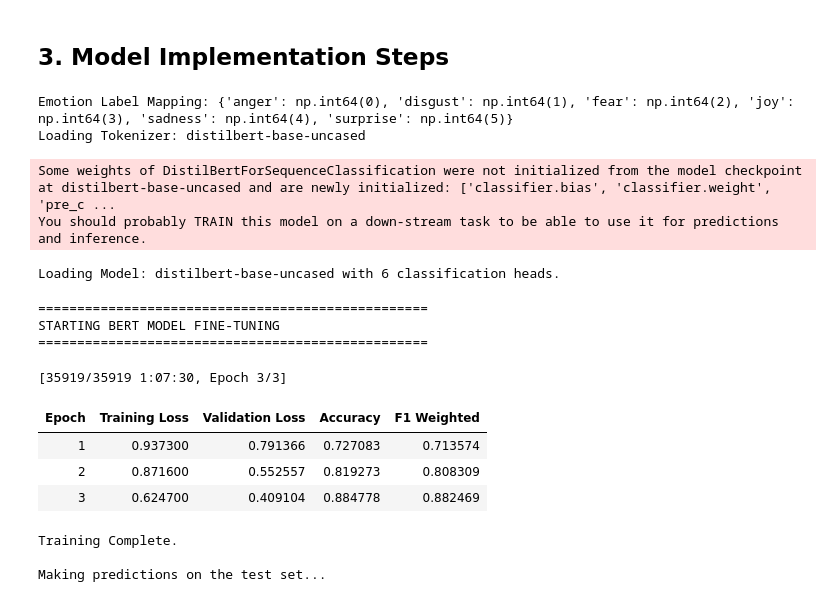
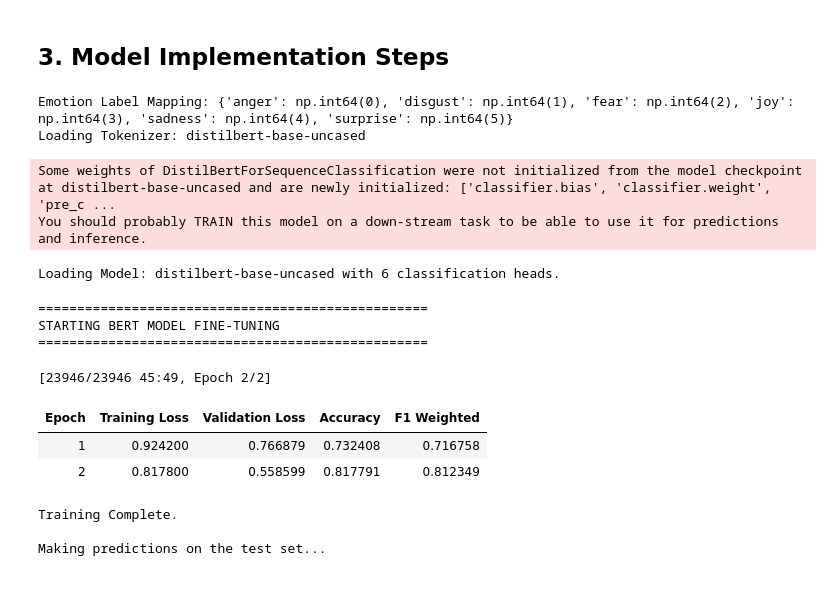
Before and after one commit to yun206000/DM2025-Lab2-Exercise, a Jupyter notebook: DM2025-Lab2-Homework.ipynb, the cells around one changed output. Drawn from its saved outputs; the diff is of its cells as text; code cells hidden in the pictures.

```diff
--- a/DM2025-Lab2-Homework.ipynb
+++ b/DM2025-Lab2-Homework.ipynb
@@ -428,6 +370,7 @@ from datasets import Dataset
 from transformers import AutoTokenizer, AutoModelForSequenceClassification, TrainingArguments, Trainer
 from sklearn.metrics import accuracy_score, f1_score, precision_score, recall_score
 from sklearn.preprocessing import LabelEncoder
+device = "cuda" if torch.cuda.is_available() else "cpu"
 
 # 1. Label Encoding and Data Conversion
 
@@ -449,7 +392,7 @@ test_dataset = Dataset.from_pandas(df_test[['text', 'post_id']])
 # 2. Tokenizer and Model Loading
 
 # Use a pre-trained model
-MODEL_NAME = "distilbert-base-uncased"
+MODEL_NAME = "distilbert-base-uncased" # Use DistilBERT for faster training with good performance
 
 print(f"Loading Tokenizer: {MODEL_NAME}")
 # The tokenizer converts raw text into numerical IDs the model understands.
@@ -497,7 +440,7 @@ def compute_metrics(eval_pred):
 # These are the hyperparameters for the fine-tuning process.
 training_args = TrainingArguments(
     output_dir="./results",                     # Output directory for checkpoints
-    num_train_epochs=3,                        # Number of training epochs (try 3-5)
+    num_train_epochs=2,                        # Number of training epochs (try 3-5)
     per_device_train_batch_size=4,            # Batch size per GPU/CPU for training
     per_device_eval_batch_size=4,             # Batch size for evaluation
     warmup_steps=500,                          # Number of warmup steps for learning rate scheduler
@@ -519,14 +462,14 @@ trainer = Trainer(
     compute_metrics=compute_metrics           # The function to compute metrics
 )
 
-# --- 6. Model Training ---
+# 5. Model Training
 print("\n" + "="*50)
 print("STARTING BERT MODEL FINE-TUNING")
 print("="*50)
 trainer.train()
 print("Training Complete.")
 
-# --- 7. Prediction on Test Set ---
+# 6. Prediction on Test Set
 
 # Make predictions on the competition test set
 print("\nMaking predictions on the test set...")
@@ -537,38 +480,37 @@ logits = predictions.predictions
 predicted_label_indices = np.argmax(logits, axis=1)
 
 # Decode indices back to original emotion names
 id_to_label = {v: k for k, v in label_map.items()}
 predicted_emotions = [id_to_label[i] for i in predicted_label_indices]
 
-# --- 8. Create Submission File (sampleSubmission.csv format) ---
+# 7. Create Submission File (sampleSubmission.csv format)
 
 submission_df = pd.DataFrame({
     'id': df_test['post_id'],
     'emotion': predicted_emotions
 })
 
 SUBMISSION_FILE = '/content/bert_submission.csv'
 submission_df.to_csv(SUBMISSION_FILE, index=False)
 
 print("\n" + "="*50)
 print(f"Prediction Complete. Submission file saved to {SUBMISSION_FILE}")
 print("--- Sample Submission Output ---")
 print(submission_df.head())
 print("="*50)
 # %% [output]
 Emotion Label Mapping: {'anger': np.int64(0), 'disgust': np.int64(1), 'fear': np.int64(2), 'joy': np.int64(3), 'sadness': np.int64(4), 'surprise': np.int64(5)}
 Loading Tokenizer: distilbert-base-uncased
 Some weights of DistilBertForSequenceClassification were not initialized from the model checkpoint at distilbert-base-uncased and are newly initialized: ['classifier.bias', 'classifier.weight', 'pre_c ...
 You should probably TRAIN this model on a down-stream task to be able to use it for predictions and inference.
 Loading Model: distilbert-base-uncased with 6 classification heads.
 ==================================================
 STARTING BERT MODEL FINE-TUNING
 ==================================================
-[35919/35919 1:07:30, Epoch 3/3]
+[23946/23946 45:49, Epoch 2/2]
 | Epoch | Training Loss | Validation Loss | Accuracy | F1 Weighted |
-| 1 | 0.937300 | 0.791366 | 0.727083 | 0.713574 |
-| 2 | 0.871600 | 0.552557 | 0.819273 | 0.808309 |
-| 3 | 0.624700 | 0.409104 | 0.884778 | 0.882469 |
+| 1 | 0.924200 | 0.766879 | 0.732408 | 0.716758 |
+| 2 | 0.817800 | 0.558599 | 0.817791 | 0.812349 |
 Training Complete.
 
 Making predictions on the test set...
```
Also changed, not shown: parts of 6 cells of this notebook.
